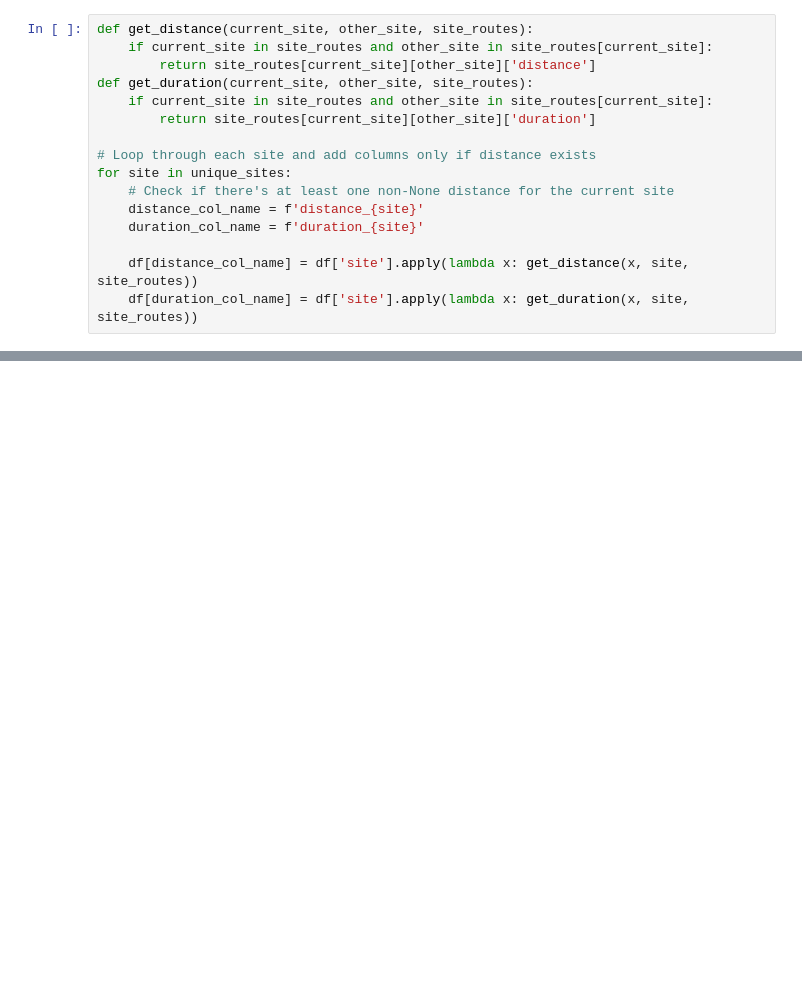
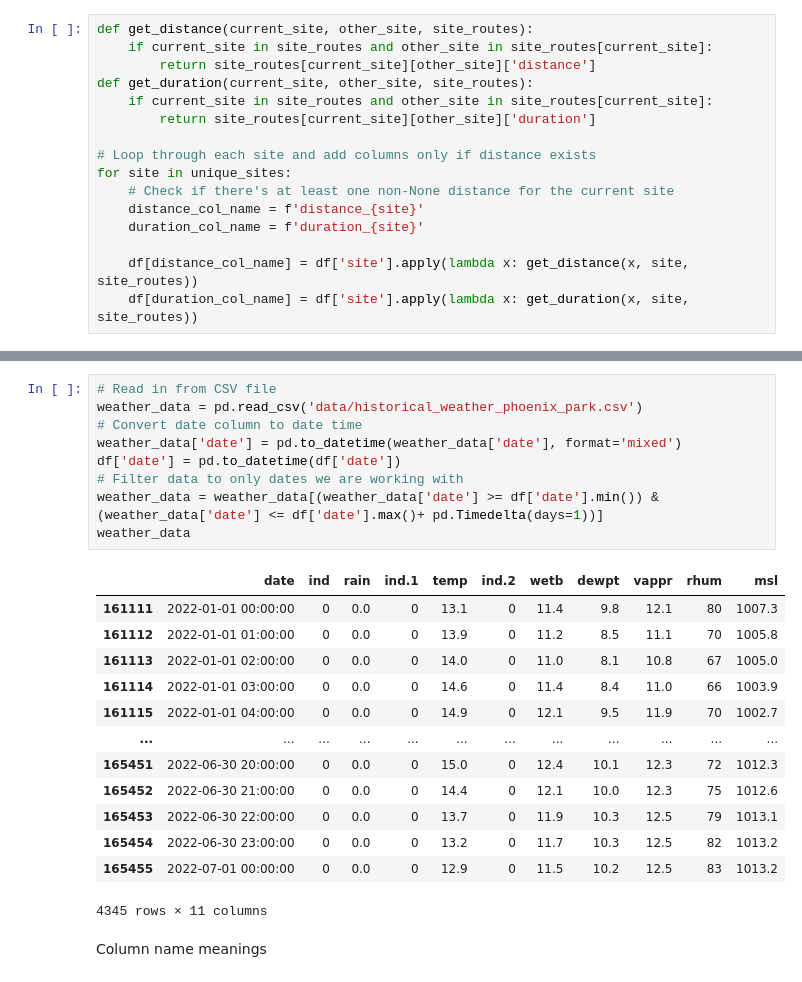
Before and after one commit to emolloy123/Traffic-Flow-SDCC, a Jupyter notebook: traffic_flow_regression_V2.ipynb, the cells around one changed output, grey strips where cells are left out. Saved outputs shown, nothing was run; the diff lists cells and outputs as text; blank space fills up the shorter version.

```diff
--- a/traffic_flow_regression_V2.ipynb
+++ b/traffic_flow_regression_V2.ipynb
@@ -265,0 +286,25 @@ df.head()
+# %%
+# Read in from CSV file
+weather_data = pd.read_csv('data/historical_weather_phoenix_park.csv')
+# Convert date column to date time
+weather_data['date'] = pd.to_datetime(weather_data['date'], format='mixed')
+df['date'] = pd.to_datetime(df['date'])
+# Filter data to only dates we are working with
+weather_data = weather_data[(weather_data['date'] >= df['date'].min()) & (weather_data['date'] <= df['date'].max()+ pd.Timedelta(days=1))]
+weather_data
+# %% [output]
+|  | date | ind | rain | ind.1 | temp | ind.2 | wetb | dewpt | vappr | rhum | msl |
+| 161111 | 2022-01-01 00:00:00 | 0 | 0.0 | 0 | 13.1 | 0 | 11.4 | 9.8 | 12.1 | 80 | 1007.3 |
+| 161112 | 2022-01-01 01:00:00 | 0 | 0.0 | 0 | 13.9 | 0 | 11.2 | 8.5 | 11.1 | 70 | 1005.8 |
+| 161113 | 2022-01-01 02:00:00 | 0 | 0.0 | 0 | 14.0 | 0 | 11.0 | 8.1 | 10.8 | 67 | 1005.0 |
+| 161114 | 2022-01-01 03:00:00 | 0 | 0.0 | 0 | 14.6 | 0 | 11.4 | 8.4 | 11.0 | 66 | 1003.9 |
+| 161115 | 2022-01-01 04:00:00 | 0 | 0.0 | 0 | 14.9 | 0 | 12.1 | 9.5 | 11.9 | 70 | 1002.7 |
+| ... | ... | ... | ... | ... | ... | ... | ... | ... | ... | ... | ... |
+| 165451 | 2022-06-30 20:00:00 | 0 | 0.0 | 0 | 15.0 | 0 | 12.4 | 10.1 | 12.3 | 72 | 1012.3 |
+| 165452 | 2022-06-30 21:00:00 | 0 | 0.0 | 0 | 14.4 | 0 | 12.1 | 10.0 | 12.3 | 75 | 1012.6 |
+| 165453 | 2022-06-30 22:00:00 | 0 | 0.0 | 0 | 13.7 | 0 | 11.9 | 10.3 | 12.5 | 79 | 1013.1 |
+| 165454 | 2022-06-30 23:00:00 | 0 | 0.0 | 0 | 13.2 | 0 | 11.7 | 10.3 | 12.5 | 82 | 1013.2 |
+| 165455 | 2022-07-01 00:00:00 | 0 | 0.0 | 0 | 12.9 | 0 | 11.5 | 10.2 | 12.5 | 83 | 1013.2 |
+4345 rows × 11 columns
+# %% [markdown]
+Column name meanings
```
Also changed, not shown: parts of 21 cells of this notebook.
